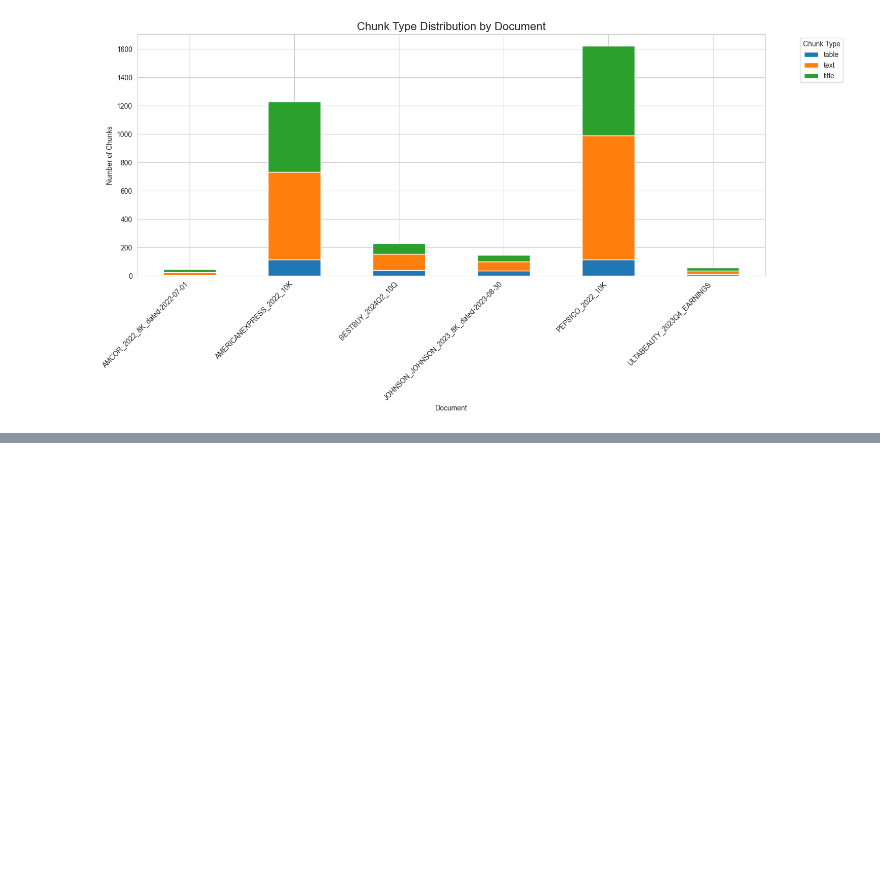
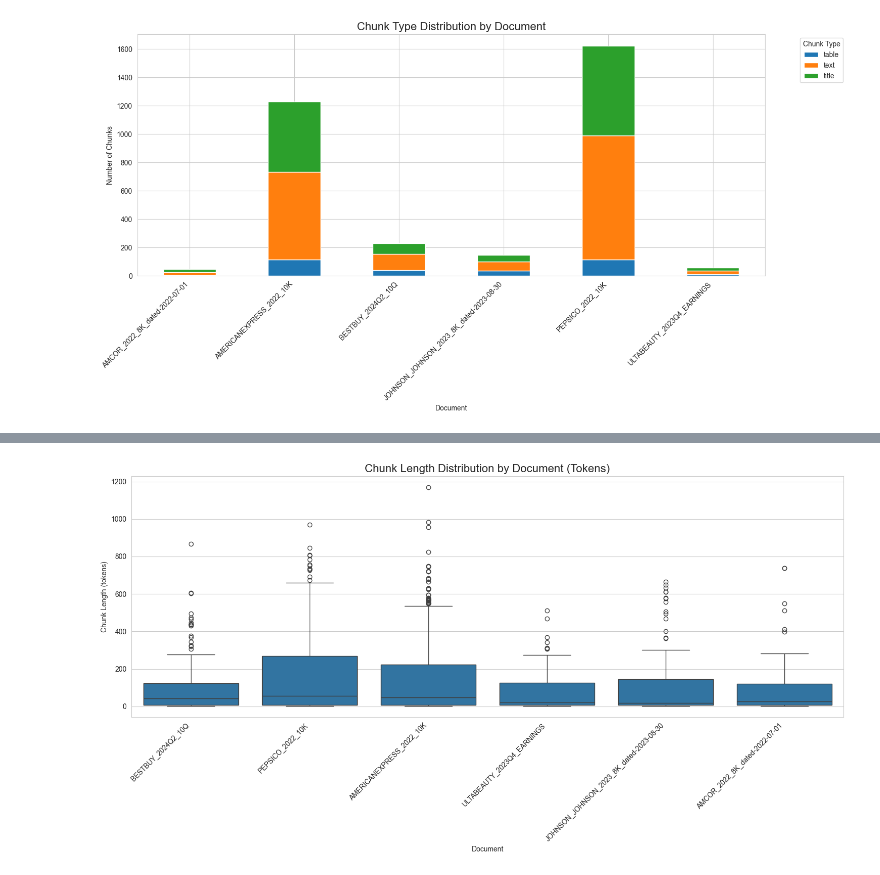
Before and after one commit to seokhyunmoon/Financial_Document_Analyzer, a Jupyter notebook: chunk_analysis.ipynb, the cells around one changed output, grey strips where cells are left out. Saved outputs shown, nothing was run; the diff lists cells and outputs as text; code cells hidden in the pictures; blank space fills up the shorter version.

```diff
--- a/chunk_analysis.ipynb
+++ b/chunk_analysis.ipynb
@@ -108,0 +135,12 @@ plt.show()
+# %%
+#Compare Token Lengths by Document
+plt.figure(figsize=(15, 8))
+sns.boxplot(x='source_doc', y='chunk_length_tokens', data=df)
+plt.title('Chunk Length Distribution by Document (Tokens)', fontsize=16)
+plt.xlabel('Document')
+plt.ylabel('Chunk Length (tokens)')
+plt.xticks(rotation=45, ha='right')
+plt.tight_layout()
+plt.show()
+# %% [output]
+[figure, added]
```
Also changed, not shown: parts of 4 cells of this notebook, 2 other files.
